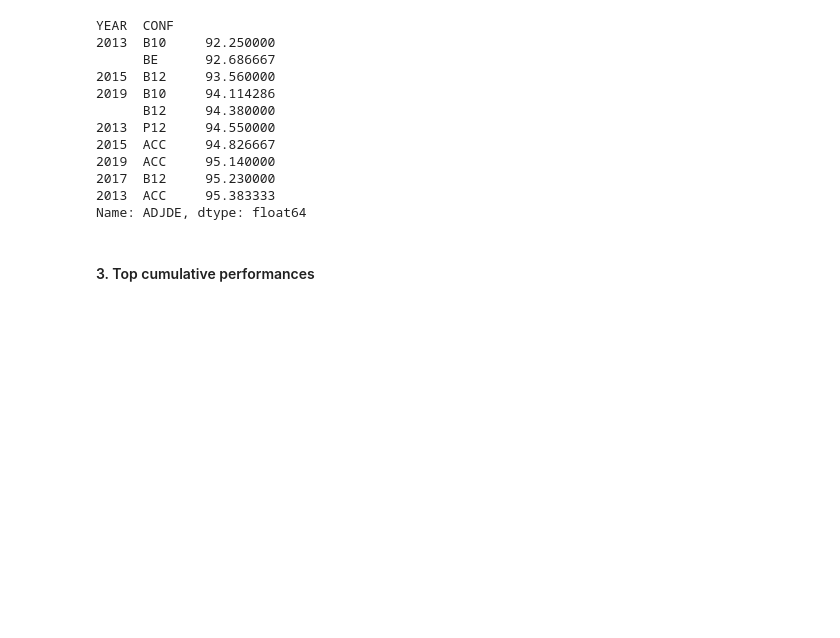
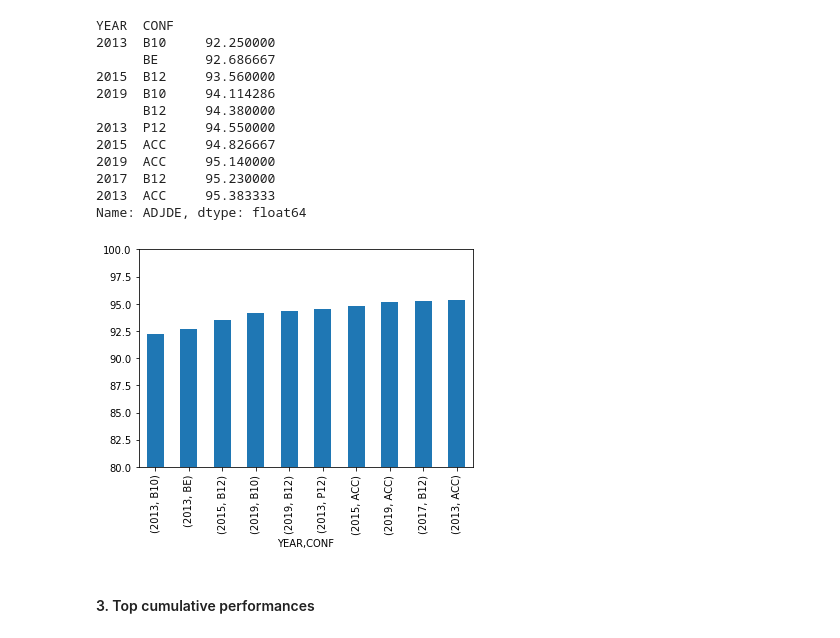
Before and after one commit to DBeick/college-basketball, a Jupyter notebook: main.ipynb, the cells around one changed output. Saved outputs shown, nothing was run; the diff lists cells and outputs as text; code cells hidden in the pictures; blank space fills up the shorter version.

```diff
--- a/main.ipynb
+++ b/main.ipynb
@@ -63,5 +63,6 @@ Name: ADJOE, dtype: float64
 # %%
-df_yby['ADJDE'].nsmallest(10)
+top_def_single = df_yby['ADJDE'].nsmallest(10)
+top_def_single
 # %% [output]
 YEAR  CONF
 2013  B10     92.250000
@@ -75,6 +76,11 @@ YEAR  CONF
 2017  B12     95.230000
 2013  ACC     95.383333
 Name: ADJDE, dtype: float64
+# %%
+top_def_single.plot.bar(ylim=(80,100))
+plt.show()
+# %% [output]
+[figure, added]
 # %% [markdown]
 #### 3. Top cumulative performances
 # %%
```
Also changed, not shown: parts of 35 cells of this notebook, 1 other file.
